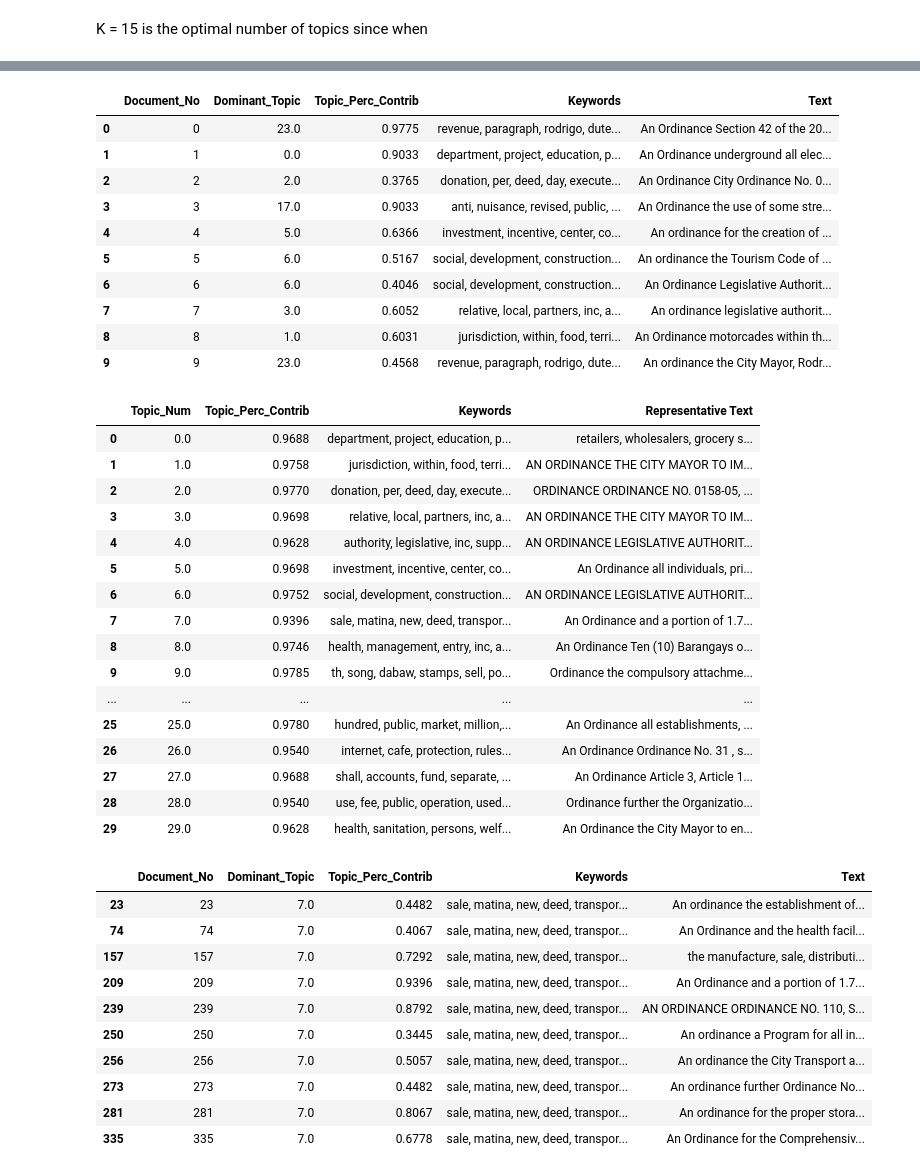
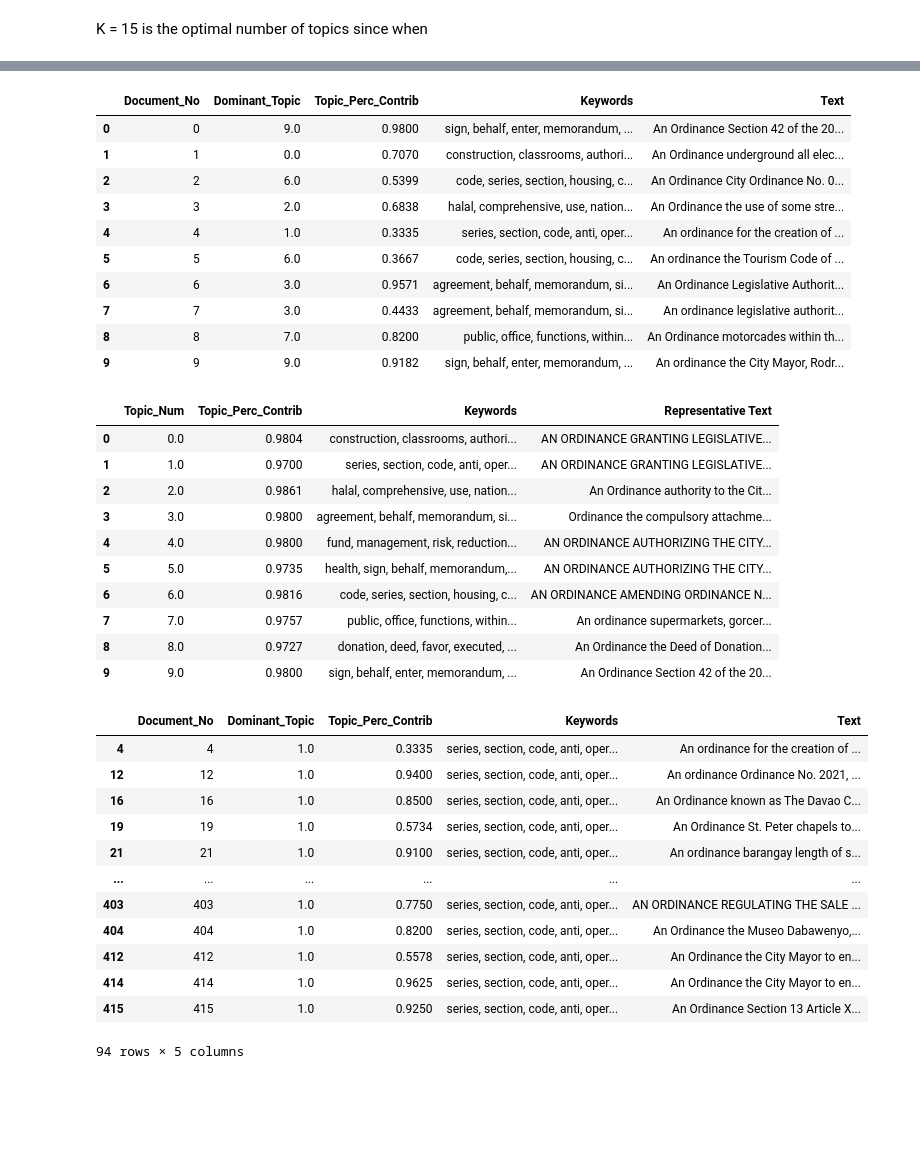
Before and after one commit to crorsavir54/ordinance-LDAmodel, a Jupyter notebook: davao_lda.ipynb, the cells around one changed output, grey strips where cells are left out. Saved outputs shown, nothing was run; the diff lists cells and outputs as text; code cells hidden in the pictures; blank space fills up the shorter version.

```diff
--- a/davao_lda.ipynb
+++ b/davao_lda.ipynb
@@ -32,7 +32,8 @@ from pprint import pprint
 # %%
 from nltk.corpus import stopwords
 stop_words = stopwords.words('english')
-stop_words.extend(['therof','barangay','ordinance','known','otherwise','city','davao','government','memorandum','code','sign','mayor','behalf','series','purposes','comprehensive','agreement','enter','section','entered','amended'])
+stop_words.extend(['davao', 'city', 'government','ordinance','barangay', 'known','otherwise','thereof','therefor','purposes','mayor','amended'])
+# stop_words.extend(['thereof','shall','barangay','ordinance','known','otherwise','city','davao','government','memorandum','code','sign','mayor','behalf','series','purposes','comprehensive','agreement','enter','section','entered','amended'])
 # stop_words.extend(['ordinance','government','series','amending','otherwise','known','davao','city','government','sign','purposes','behalf','authorizing','providing',
 # 'section','granting','providing','use','sign','code','thereof','agreement','enter','use','act','ii','xi','article','memorandum','barangay','mayor'])
 # stop_words.extend(['ordinance','tagum','city','thereof','section','municipal','municipality','ii','davao','sign','enter','amending','granting','authorizing','behalf','mayor','approving','authority'])
@@ -79,7 +80,8 @@ import re
 # data = [re.sub("\"", "", sent) for sent in data]
 data = [re.sub("\'", "", sent) for sent in data]
 data = [re.sub("\"", "", sent) for sent in data]
-data = [re.sub('\S*ING\S*\s?', '', sent) for sent in data]
+# data = [re.sub('\S*ING\S*\s?', '', sent) for sent in data]
+data = [re.sub(r'\b(\w+ing)\b', '', sent) for sent in data]
 # %% [markdown]
 Tokenize and preprocess text
 # %%
@@ -228,7 +230,7 @@ Model: ( 10 ) Num Topics = 55  has Coherence Value of 0.5173
 # %% [markdown]
 K = 15 is the optimal number of topics since when
 # %%
-optimal_model = model_list[5]
+optimal_model = model_list[1]
 model_topics = optimal_model.show_topics(formatted=False)
 pprint(optimal_model.print_topics(num_words=10))
 # %% [output]
@@ -283,16 +285,16 @@ df_dominant_topic.columns = ['Document_No', 'Dominant_Topic', 'Topic_Perc_Contri
 df_dominant_topic.head(10)
 # %% [output]
 |  | Document_No | Dominant_Topic | Topic_Perc_Contrib | Keywords | Text |
-| 0 | 0 | 23.0 | 0.9775 | revenue, paragraph, rodrigo, dute... | An Ordinance Section 42 of the 20... |
-| 1 | 1 | 0.0 | 0.9033 | department, project, education, p... | An Ordinance underground all elec... |
-| 2 | 2 | 2.0 | 0.3765 | donation, per, deed, day, execute... | An Ordinance City Ordinance No. 0... |
-| 3 | 3 | 17.0 | 0.9033 | anti, nuisance, revised, public, ... | An Ordinance the use of some stre... |
-| 4 | 4 | 5.0 | 0.6366 | investment, incentive, center, co... | An ordinance for the creation of ... |
-| 5 | 5 | 6.0 | 0.5167 | social, development, construction... | An ordinance the Tourism Code of ... |
-| 6 | 6 | 6.0 | 0.4046 | social, development, construction... | An Ordinance Legislative Authorit... |
-| 7 | 7 | 3.0 | 0.6052 | relative, local, partners, inc, a... | An ordinance legislative authorit... |
-| 8 | 8 | 1.0 | 0.6031 | jurisdiction, within, food, terri... | An Ordinance motorcades within th... |
-| 9 | 9 | 23.0 | 0.4568 | revenue, paragraph, rodrigo, dute... | An ordinance the City Mayor, Rodr... |
+| 0 | 0 | 9.0 | 0.9800 | sign, behalf, enter, memorandum, ... | An Ordinance Section 42 of the 20... |
+| 1 | 1 | 0.0 | 0.7070 | construction, classrooms, authori... | An Ordinance underground all elec... |
+| 2 | 2 | 6.0 | 0.5399 | code, series, section, housing, c... | An Ordinance City Ordinance No. 0... |
+| 3 | 3 | 2.0 | 0.6838 | halal, comprehensive, use, nation... | An Ordinance the use of some stre... |
+| 4 | 4 | 1.0 | 0.3335 | series, section, code, anti, oper... | An ordinance for the creation of ... |
+| 5 | 5 | 6.0 | 0.3667 | code, series, section, housing, c... | An ordinance the Tourism Code of ... |
+| 6 | 6 | 3.0 | 0.9571 | agreement, behalf, memorandum, si... | An Ordinance Legislative Authorit... |
+| 7 | 7 | 3.0 | 0.4433 | agreement, behalf, memorandum, si... | An ordinance legislative authorit... |
+| 8 | 8 | 7.0 | 0.8200 | public, office, functions, within... | An Ordinance motorcades within th... |
+| 9 | 9 | 9.0 | 0.9182 | sign, behalf, enter, memorandum, ... | An ordinance the City Mayor, Rodr... |
 # %%
 # Display setting to show more characters in column
 pd.options.display.max_colwidth = 1000
@@ -318,40 +320,36 @@ sent_topics_sorteddf.columns = ['Topic_Num', "Topic_Perc_Contrib", "Keywords", "
 sent_topics_sorteddf.head(55)
 # %% [output]
 |  | Topic_Num | Topic_Perc_Contrib | Keywords | Representative Text |
-| 0 | 0.0 | 0.9688 | department, project, education, p... | retailers, wholesalers, grocery s... |
-| 1 | 1.0 | 0.9758 | jurisdiction, within, food, terri... | AN ORDINANCE THE CITY MAYOR TO IM... |
-| 2 | 2.0 | 0.9770 | donation, per, deed, day, execute... | ORDINANCE ORDINANCE NO. 0158-05, ... |
-| 3 | 3.0 | 0.9698 | relative, local, partners, inc, a... | AN ORDINANCE THE CITY MAYOR TO IM... |
-| 4 | 4.0 | 0.9628 | authority, legislative, inc, supp... | AN ORDINANCE LEGISLATIVE AUTHORIT... |
-| 5 | 5.0 | 0.9698 | investment, incentive, center, co... | An Ordinance all individuals, pri... |
-| 6 | 6.0 | 0.9752 | social, development, construction... | AN ORDINANCE LEGISLATIVE AUTHORIT... |
-| 7 | 7.0 | 0.9396 | sale, matina, new, deed, transpor... | An Ordinance and a portion of 1.7... |
-| 8 | 8.0 | 0.9746 | health, management, entry, inc, a... | An Ordinance Ten (10) Barangays o... |
-| 9 | 9.0 | 0.9785 | th, song, dabaw, stamps, sell, po... | Ordinance the compulsory attachme... |
-| ... | ... | ... | ... | ... |
-| 25 | 25.0 | 0.9780 | hundred, public, market, million,... | An Ordinance all establishments, ... |
-| 26 | 26.0 | 0.9540 | internet, cafe, protection, rules... | An Ordinance Ordinance No. 31 , s... |
-| 27 | 27.0 | 0.9688 | shall, accounts, fund, separate, ... | An Ordinance Article 3, Article 1... |
-| 28 | 28.0 | 0.9540 | use, fee, public, operation, used... | Ordinance further the Organizatio... |
-| 29 | 29.0 | 0.9628 | health, sanitation, persons, welf... | An Ordinance the City Mayor to en... |
+| 0 | 0.0 | 0.9804 | construction, classrooms, authori... | AN ORDINANCE GRANTING LEGISLATIVE... |
+| 1 | 1.0 | 0.9700 | series, section, code, anti, oper... | AN ORDINANCE GRANTING LEGISLATIVE... |
+| 2 | 2.0 | 0.9861 | halal, comprehensive, use, nation... | An Ordinance authority to the Cit... |
+| 3 | 3.0 | 0.9800 | agreement, behalf, memorandum, si... | Ordinance the compulsory attachme... |
+| 4 | 4.0 | 0.9800 | fund, management, risk, reduction... | AN ORDINANCE AUTHORIZING THE CITY... |
+| 5 | 5.0 | 0.9735 | health, sign, behalf, memorandum,... | AN ORDINANCE AUTHORIZING THE CITY... |
+| 6 | 6.0 | 0.9816 | code, series, section, housing, c... | AN ORDINANCE AMENDING ORDINANCE N... |
+| 7 | 7.0 | 0.9757 | public, office, functions, within... | An ordinance supermarkets, gorcer... |
+| 8 | 8.0 | 0.9727 | donation, deed, favor, executed, ... | An Ordinance the Deed of Donation... |
+| 9 | 9.0 | 0.9800 | sign, behalf, enter, memorandum, ... | An Ordinance Section 42 of the 20... |
 # %%
 # df_sorted_by_topic = df_dominant_topic.sort_values(by=['Dominant_Topic'])
 # documents with topic 7.0 as dominant topic
-df_sorted_by_topic = df_dominant_topic.loc[df_dominant_topic['Dominant_Topic'] == 7.0]
+df_sorted_by_topic = df_dominant_topic.loc[df_dominant_topic['Dominant_Topic'] == 1.0]
 
-df_sorted_by_topic.head(10)
+df_sorted_by_topic
 # %% [output]
 |  | Document_No | Dominant_Topic | Topic_Perc_Contrib | Keywords | Text |
-| 23 | 23 | 7.0 | 0.4482 | sale, matina, new, deed, transpor... | An ordinance the establishment of... |
-| 74 | 74 | 7.0 | 0.4067 | sale, matina, new, deed, transpor... | An Ordinance and the health facil... |
-| 157 | 157 | 7.0 | 0.7292 | sale, matina, new, deed, transpor... | the manufacture, sale, distributi... |
-| 209 | 209 | 7.0 | 0.9396 | sale, matina, new, deed, transpor... | An Ordinance and a portion of 1.7... |
-| 239 | 239 | 7.0 | 0.8792 | sale, matina, new, deed, transpor... | AN ORDINANCE ORDINANCE NO. 110, S... |
-| 250 | 250 | 7.0 | 0.3445 | sale, matina, new, deed, transpor... | An ordinance a Program for all in... |
-| 256 | 256 | 7.0 | 0.5057 | sale, matina, new, deed, transpor... | An ordinance the City Transport a... |
-| 273 | 273 | 7.0 | 0.4482 | sale, matina, new, deed, transpor... | An ordinance further Ordinance No... |
-| 281 | 281 | 7.0 | 0.8067 | sale, matina, new, deed, transpor... | An ordinance for the proper stora... |
-| 335 | 335 | 7.0 | 0.6778 | sale, matina, new, deed, transpor... | An Ordinance for the Comprehensiv... |
+| 4 | 4 | 1.0 | 0.3335 | series, section, code, anti, oper... | An ordinance for the creation of ... |
+| 12 | 12 | 1.0 | 0.9400 | series, section, code, anti, oper... | An ordinance Ordinance No. 2021, ... |
+| 16 | 16 | 1.0 | 0.8500 | series, section, code, anti, oper... | An Ordinance known as The Davao C... |
+| 19 | 19 | 1.0 | 0.5734 | series, section, code, anti, oper... | An Ordinance St. Peter chapels to... |
+| 21 | 21 | 1.0 | 0.9100 | series, section, code, anti, oper... | An ordinance barangay length of s... |
+| ... | ... | ... | ... | ... | ... |
+| 403 | 403 | 1.0 | 0.7750 | series, section, code, anti, oper... | AN ORDINANCE REGULATING THE SALE ... |
+| 404 | 404 | 1.0 | 0.8200 | series, section, code, anti, oper... | An Ordinance the Museo Dabawenyo,... |
+| 412 | 412 | 1.0 | 0.5578 | series, section, code, anti, oper... | An Ordinance the City Mayor to en... |
+| 414 | 414 | 1.0 | 0.9625 | series, section, code, anti, oper... | An Ordinance the City Mayor to en... |
+| 415 | 415 | 1.0 | 0.9250 | series, section, code, anti, oper... | An Ordinance Section 13 Article X... |
+94 rows × 5 columns
 # %%
 vis = pyLDAvis.gensim_models.prepare(optimal_model, corpus, id2word)
 pyLDAvis.display(vis)
```
Also changed, not shown: parts of 4 cells of this notebook.
